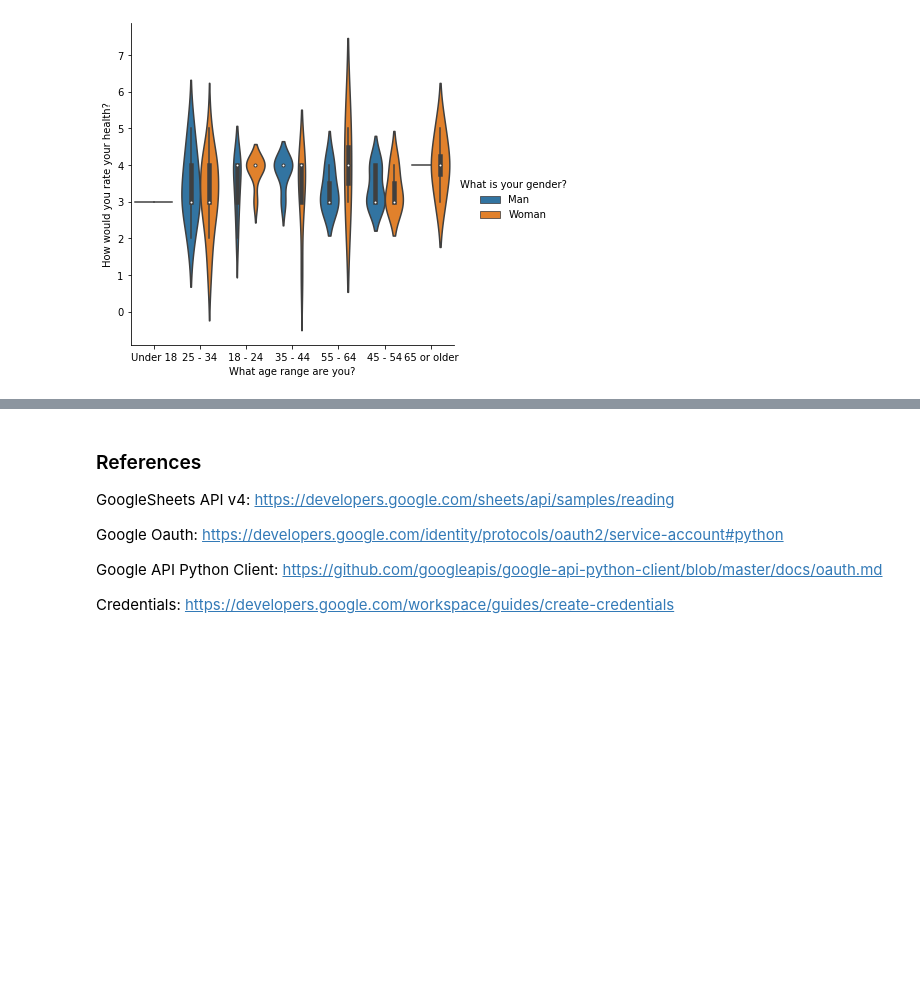
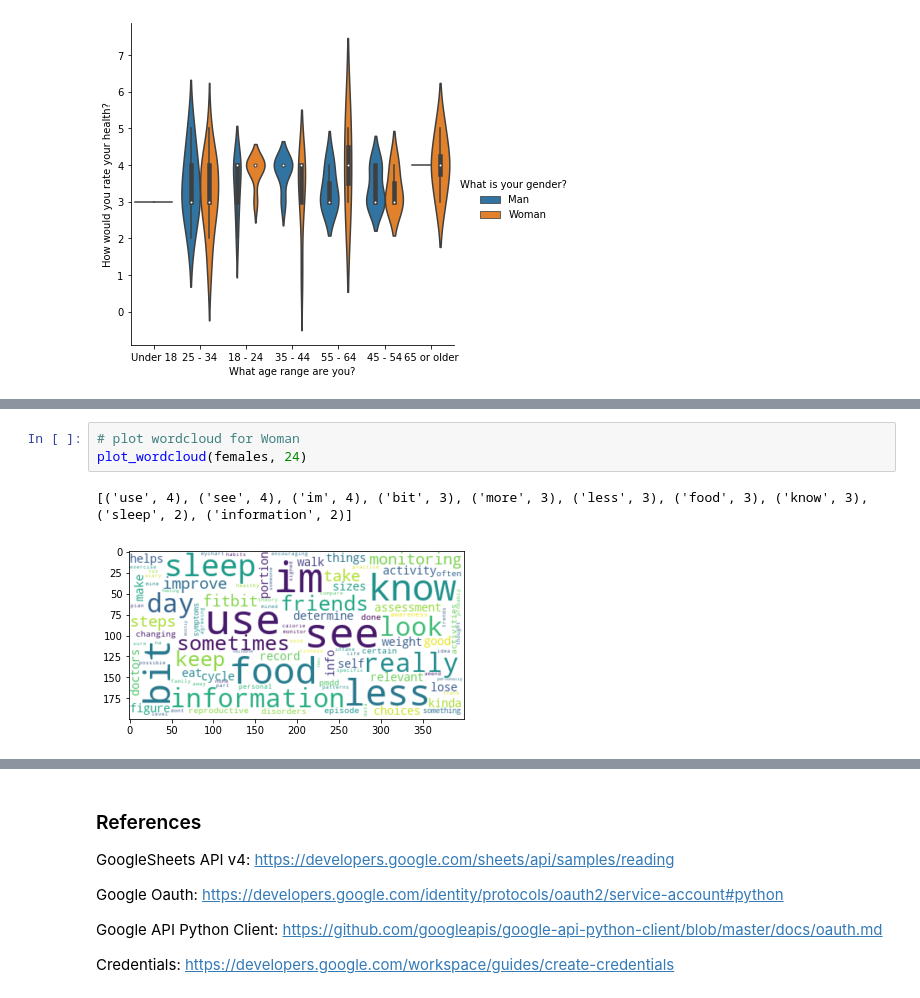
Before and after one commit to jeon11/quant-ux, a Jupyter notebook: GoogleSheets API and Data Analysis.ipynb, the cells around one changed output, grey strips where cells are left out. Cells and saved outputs as stored; diff of their text form; blank space fills up the shorter version.

```diff
--- a/GoogleSheets API and Data Analysis.ipynb
+++ b/GoogleSheets API and Data Analysis.ipynb
@@ -269,0 +355,6 @@ age_plot = sns.catplot(x='What age range are you?', y='How would you rate your h
+# %%
+# plot wordcloud for Woman
+plot_wordcloud(females, 24)
+# %% [output]
+[('use', 4), ('see', 4), ('im', 4), ('bit', 3), ('more', 3), ('less', 3), ('food', 3), ('know', 3), ('sleep', 2), ('information', 2)]
+[figure, added]
```
Also changed, not shown: parts of 16 cells of this notebook.
